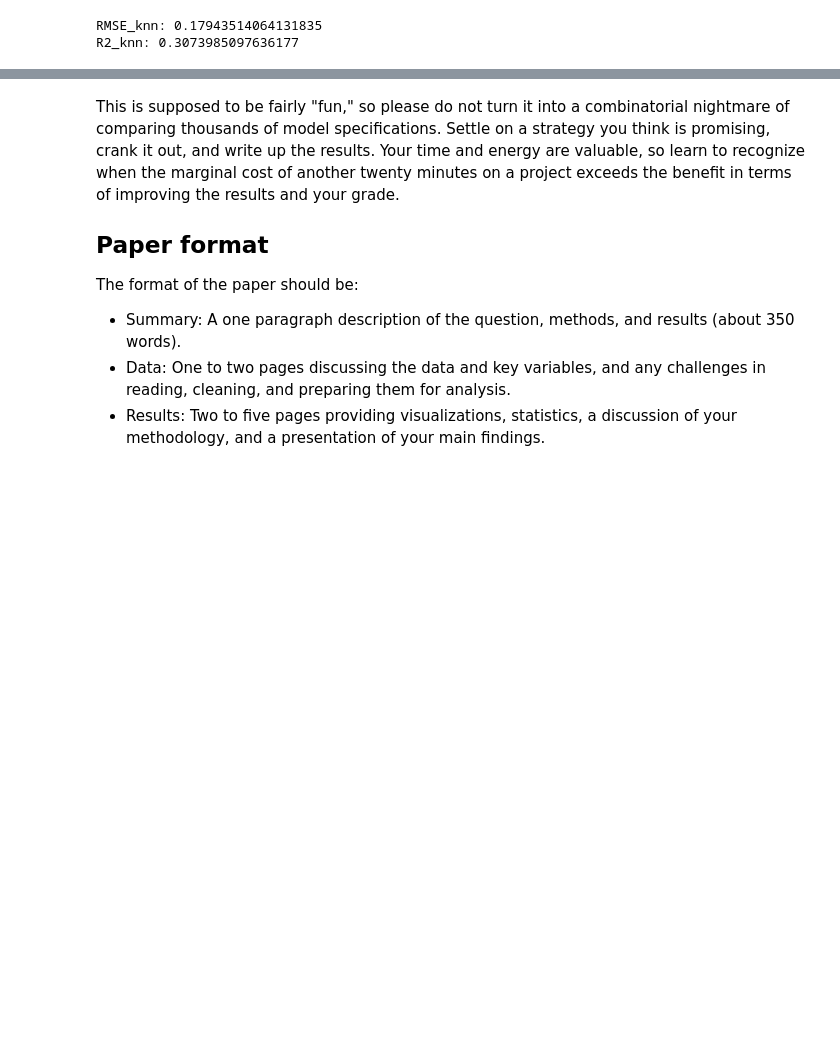
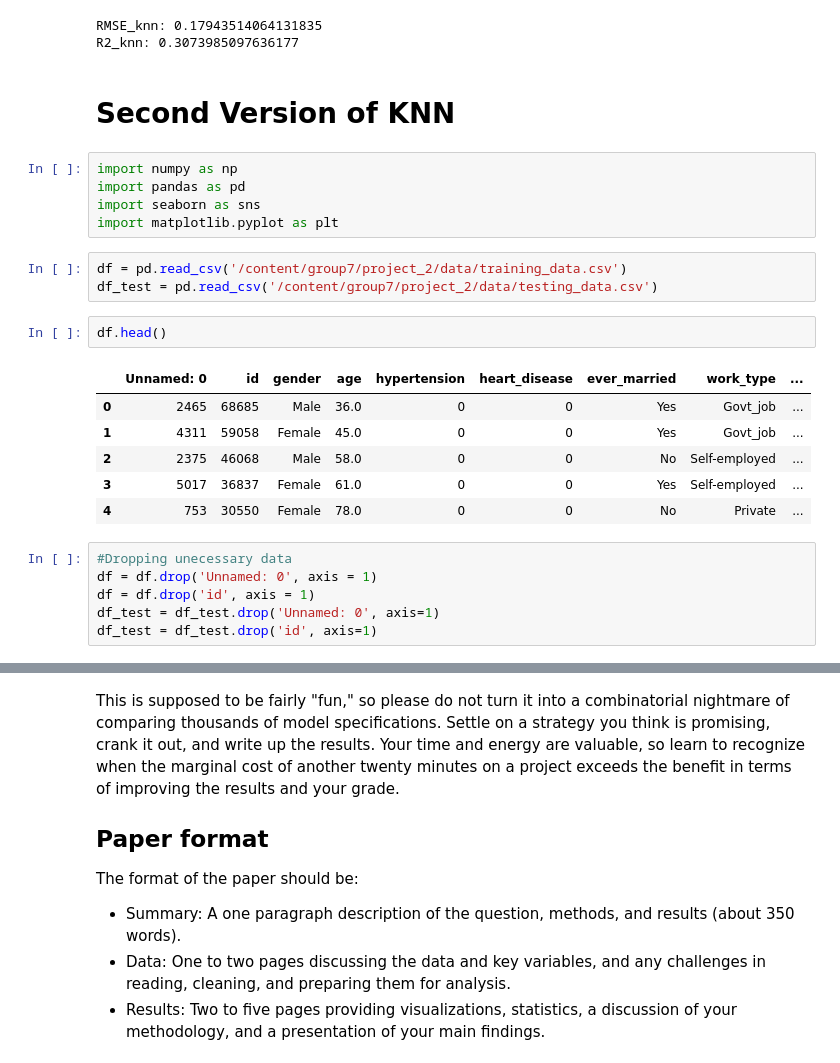
Before and after one commit to LexiVanMetre/group7, a Jupyter notebook: project_2/KNN.ipynb, the cells around one changed output, grey strips where cells are left out. Drawn from its saved outputs; the diff is of its cells as text; blank space fills up the shorter version.

```diff
--- a/project_2/KNN.ipynb
+++ b/project_2/KNN.ipynb
@@ -191,3 +209,28 @@ print("R2_knn:", R2_knn)
 [figure]
 RMSE_knn: 0.17943514064131835
 R2_knn: 0.3073985097636177
+# %% [markdown]
+# Second Version of KNN
+# %%
+import numpy as np
+import pandas as pd
+import seaborn as sns
+import matplotlib.pyplot as plt
+# %%
+df = pd.read_csv('/content/group7/project_2/data/training_data.csv')
+df_test = pd.read_csv('/content/group7/project_2/data/testing_data.csv')
+# %%
+df.head()
+# %% [output]
+|  | Unnamed: 0 | id | gender | age | hypertension | heart_disease | ever_married | work_type | ... |
+| 0 | 2465 | 68685 | Male | 36.0 | 0 | 0 | Yes | Govt_job | ... |
+| 1 | 4311 | 59058 | Female | 45.0 | 0 | 0 | Yes | Govt_job | ... |
+| 2 | 2375 | 46068 | Male | 58.0 | 0 | 0 | No | Self-employed | ... |
+| 3 | 5017 | 36837 | Female | 61.0 | 0 | 0 | Yes | Self-employed | ... |
+| 4 | 753 | 30550 | Female | 78.0 | 0 | 0 | No | Private | ... |
+# %%
+#Dropping unecessary data
+df = df.drop('Unnamed: 0', axis = 1)
+df = df.drop('id', axis = 1)
+df_test = df_test.drop('Unnamed: 0', axis=1)
+df_test = df_test.drop('id', axis=1)
```
Also changed, not shown: parts of 15 cells of this notebook.
